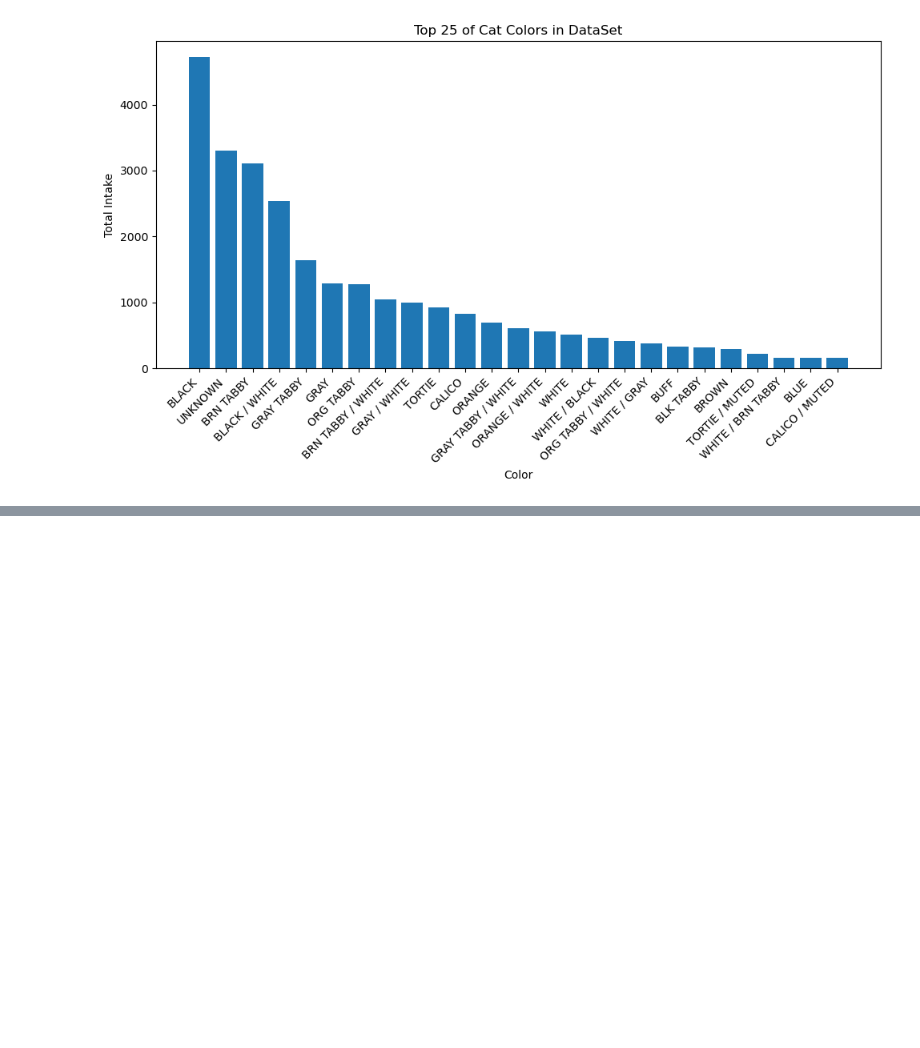
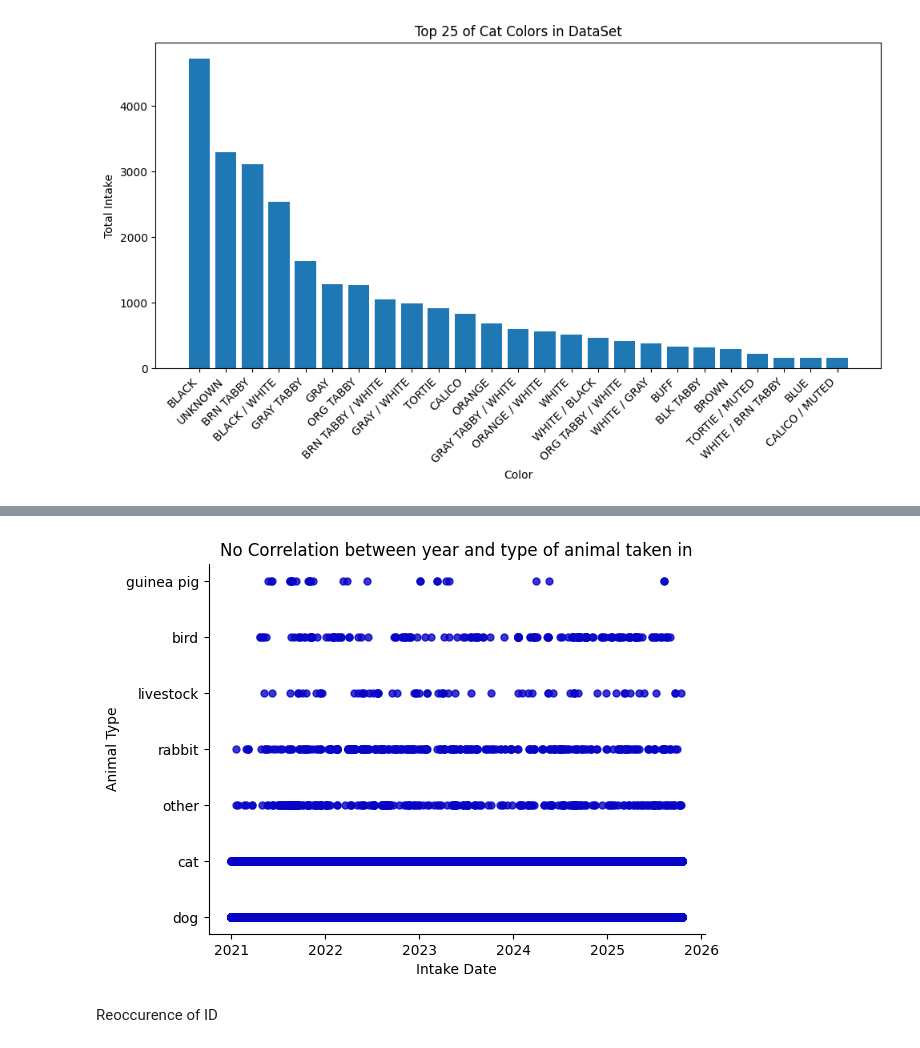
Before and after one commit to CosmicIdes/LMAS_intake_analysis, a Jupyter notebook: main.ipynb, the cells around one changed output, grey strips where cells are left out. Drawn from its saved outputs; the diff is of its cells as text; code cells hidden in the pictures; blank space fills up the shorter version.

```diff
--- a/main.ipynb
+++ b/main.ipynb
@@ -463,0 +483,22 @@ plt.show()
+# %%
+plt.Figure(figsize=(10,6))
+
+plt.scatter(df['intake_date'],
+            df['animal_type'],
+            color = '#0704c5',
+            alpha = 0.8,
+            s = 25)
+
+plt.xlabel('Intake Date')
+plt.ylabel('Animal Type')
+plt.title("No Correlation between year and type of animal taken in")
+
+ax = plt.gca()
+ax.spines['top'].set_visible(False)
+ax.spines['right'].set_visible(False)
+
+plt.show()
+# %% [output]
+[figure, added]
+# %% [markdown]
+Reoccurence of ID
```
Also changed, not shown: parts of 18 cells of this notebook.
